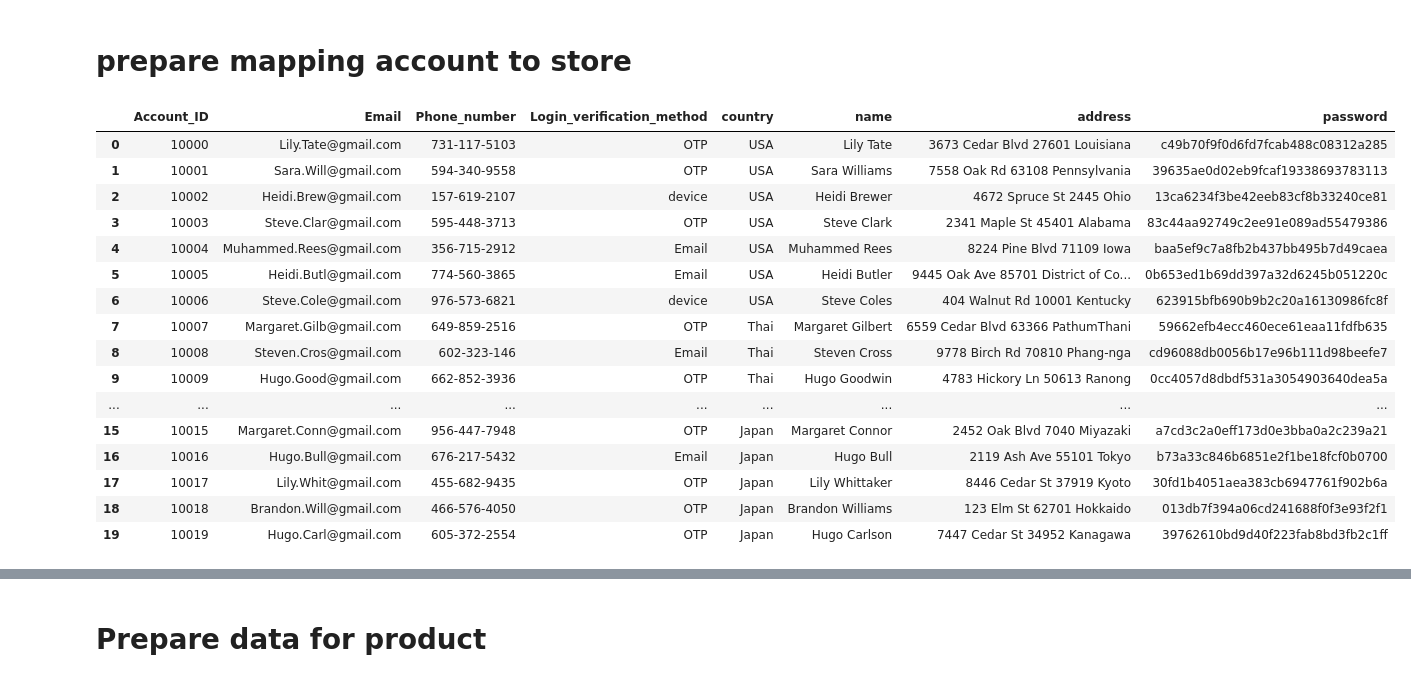
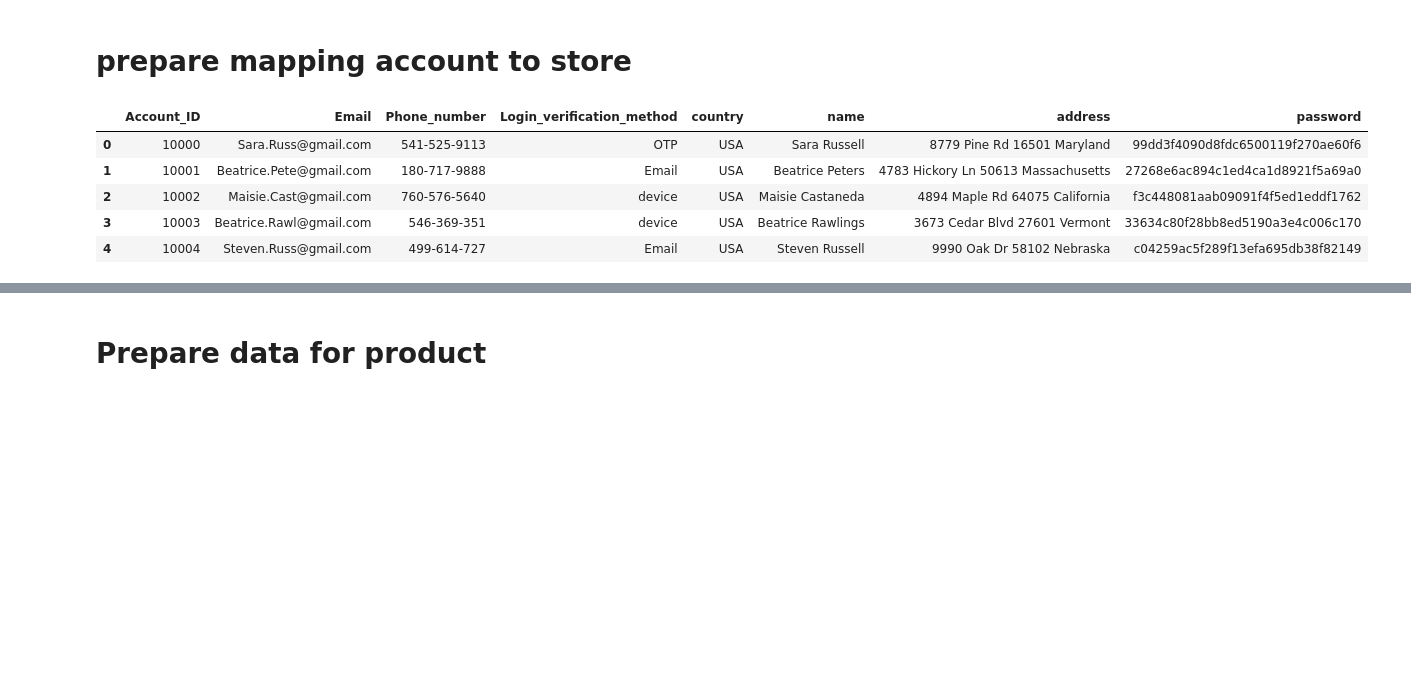
Before and after one commit to MarT1AZ/Apple_DB, a Jupyter notebook: Generating_script/GenData_AppleDB.ipynb, the cells around one changed output, grey strips where cells are left out. Cells and saved outputs as stored; diff of their text form; code cells hidden in the pictures; blank space fills up the shorter version.

```diff
--- a/Generating_script/GenData_AppleDB.ipynb
+++ b/Generating_script/GenData_AppleDB.ipynb
@@ -114,7 +154,7 @@ all_possible_name[0:6]
 # %%
 # sampling 25 names from 400 name
 sample_names = []
-name_indices = np.random.random_integers(0,400,20)
+name_indices = np.random.random_integers(0,399,140)
 for ni in name_indices:
   sample_names.append(all_possible_name[ni])
 sample_names[0:6]
@@ -151,7 +191,7 @@ def gen_phone():
   return f'{first}-{second}-{last}'
 
 phone = []
-for i in range(0,20):
+for i in range(0,140):
   phone.append(gen_phone())
 phone[:5]
 # %% [output]
@@ -165,7 +201,7 @@ phone[:5]
 # %%
 login_verf_method = ['OTP','device','Email']
 random_lvf = []
-for i in range(0,20):
+for i in range(0,140):
   random_lvf.append(login_verf_method[random.randint(0,2)])
 random_lvf[:7]
 # %% [output]
@@ -177,7 +213,7 @@ Account_df = pd.DataFrame([],columns = ['Account_ID','Email','Phone_number',
                                         'Login_verification_method','country','name',
                                         'address','password'])
 # %%
-Account_df['Account_ID'] = pd.Series(list(range(10000,10020)))
+Account_df['Account_ID'] = pd.Series(list(range(10000,10140)))
 Account_df['name'] = pd.Series(sample_names)
 Account_df['address'] = pd.Series(final_address)
 Account_df['password'] = pd.Series(hashed_passwords)
@@ -400,25 +449,14 @@ week_day_df.to_csv('Week_day.csv')
 # %% [markdown]
 # prepare mapping account to store
 # %%
-Account_df
+Account_df.head(5)
 # %% [output]
 |  | Account_ID | Email | Phone_number | Login_verification_method | country | name | address | password |
-| 0 | 10000 | Lily.Tate@gmail.com | 731-117-5103 | OTP | USA | Lily Tate | 3673 Cedar Blvd 27601 Louisiana | c49b70f9f0d6fd7fcab488c08312a285 |
-| 1 | 10001 | Sara.Will@gmail.com | 594-340-9558 | OTP | USA | Sara Williams | 7558 Oak Rd 63108 Pennsylvania | 39635ae0d02eb9fcaf19338693783113 |
-| 2 | 10002 | Heidi.Brew@gmail.com | 157-619-2107 | device | USA | Heidi Brewer | 4672 Spruce St 2445 Ohio | 13ca6234f3be42eeb83cf8b33240ce81 |
-| 3 | 10003 | Steve.Clar@gmail.com | 595-448-3713 | OTP | USA | Steve Clark | 2341 Maple St 45401 Alabama | 83c44aa92749c2ee91e089ad55479386 |
-| 4 | 10004 | Muhammed.Rees@gmail.com | 356-715-2912 | Email | USA | Muhammed Rees | 8224 Pine Blvd 71109 Iowa | baa5ef9c7a8fb2b437bb495b7d49caea |
-| 5 | 10005 | Heidi.Butl@gmail.com | 774-560-3865 | Email | USA | Heidi Butler | 9445 Oak Ave 85701 District of Co... | 0b653ed1b69dd397a32d6245b051220c |
-| 6 | 10006 | Steve.Cole@gmail.com | 976-573-6821 | device | USA | Steve Coles | 404 Walnut Rd 10001 Kentucky | 623915bfb690b9b2c20a16130986fc8f |
-| 7 | 10007 | Margaret.Gilb@gmail.com | 649-859-2516 | OTP | Thai | Margaret Gilbert | 6559 Cedar Blvd 63366 PathumThani | 59662efb4ecc460ece61eaa11fdfb635 |
-| 8 | 10008 | Steven.Cros@gmail.com | 602-323-146 | Email | Thai | Steven Cross | 9778 Birch Rd 70810 Phang-nga | cd96088db0056b17e96b111d98beefe7 |
-| 9 | 10009 | Hugo.Good@gmail.com | 662-852-3936 | OTP | Thai | Hugo Goodwin | 4783 Hickory Ln 50613 Ranong | 0cc4057d8dbdf531a3054903640dea5a |
-| ... | ... | ... | ... | ... | ... | ... | ... | ... |
-| 15 | 10015 | Margaret.Conn@gmail.com | 956-447-7948 | OTP | Japan | Margaret Connor | 2452 Oak Blvd 7040 Miyazaki | a7cd3c2a0eff173d0e3bba0a2c239a21 |
-| 16 | 10016 | Hugo.Bull@gmail.com | 676-217-5432 | Email | Japan | Hugo Bull | 2119 Ash Ave 55101 Tokyo | b73a33c846b6851e2f1be18fcf0b0700 |
-| 17 | 10017 | Lily.Whit@gmail.com | 455-682-9435 | OTP | Japan | Lily Whittaker | 8446 Cedar St 37919 Kyoto | 30fd1b4051aea383cb6947761f902b6a |
-| 18 | 10018 | Brandon.Will@gmail.com | 466-576-4050 | OTP | Japan | Brandon Williams | 123 Elm St 62701 Hokkaido | 013db7f394a06cd241688f0f3e93f2f1 |
-| 19 | 10019 | Hugo.Carl@gmail.com | 605-372-2554 | OTP | Japan | Hugo Carlson | 7447 Cedar St 34952 Kanagawa | 39762610bd9d40f223fab8bd3fb2c1ff |
+| 0 | 10000 | Sara.Russ@gmail.com | 541-525-9113 | OTP | USA | Sara Russell | 8779 Pine Rd 16501 Maryland | 99dd3f4090d8fdc6500119f270ae60f6 |
+| 1 | 10001 | Beatrice.Pete@gmail.com | 180-717-9888 | Email | USA | Beatrice Peters | 4783 Hickory Ln 50613 Massachusetts | 27268e6ac894c1ed4ca1d8921f5a69a0 |
+| 2 | 10002 | Maisie.Cast@gmail.com | 760-576-5640 | device | USA | Maisie Castaneda | 4894 Maple Rd 64075 California | f3c448081aab09091f4f5ed1eddf1762 |
+| 3 | 10003 | Beatrice.Rawl@gmail.com | 546-369-351 | device | USA | Beatrice Rawlings | 3673 Cedar Blvd 27601 Vermont | 33634c80f28bb8ed5190a3e4c006c170 |
+| 4 | 10004 | Steven.Russ@gmail.com | 499-614-727 | Email | USA | Steven Russell | 9990 Oak Dr 58102 Nebraska | c04259ac5f289f13efa695db38f82149 |
 # %%
 mapping = {'Account_ID':[],'store_number':[]}
 numstore_per_acc = np.random.randint(1,3,size = Account_df.shape[0])
```
Also changed, not shown: parts of 30 cells of this notebook.
